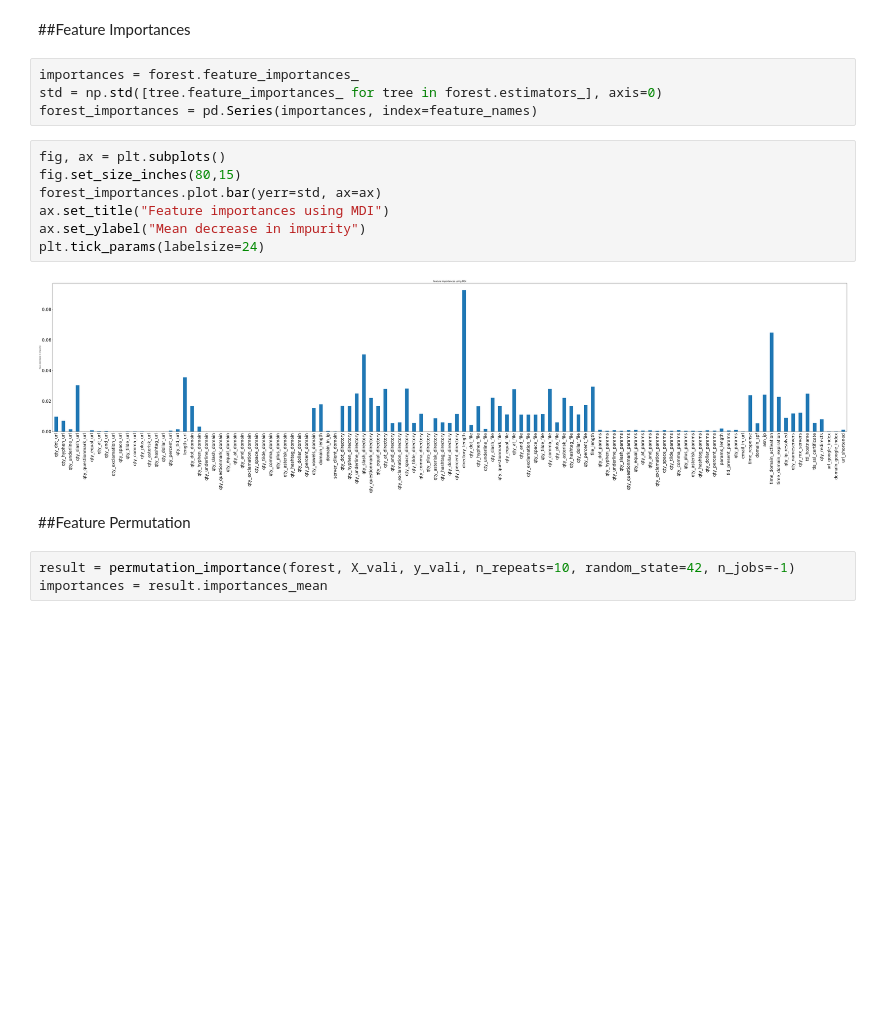
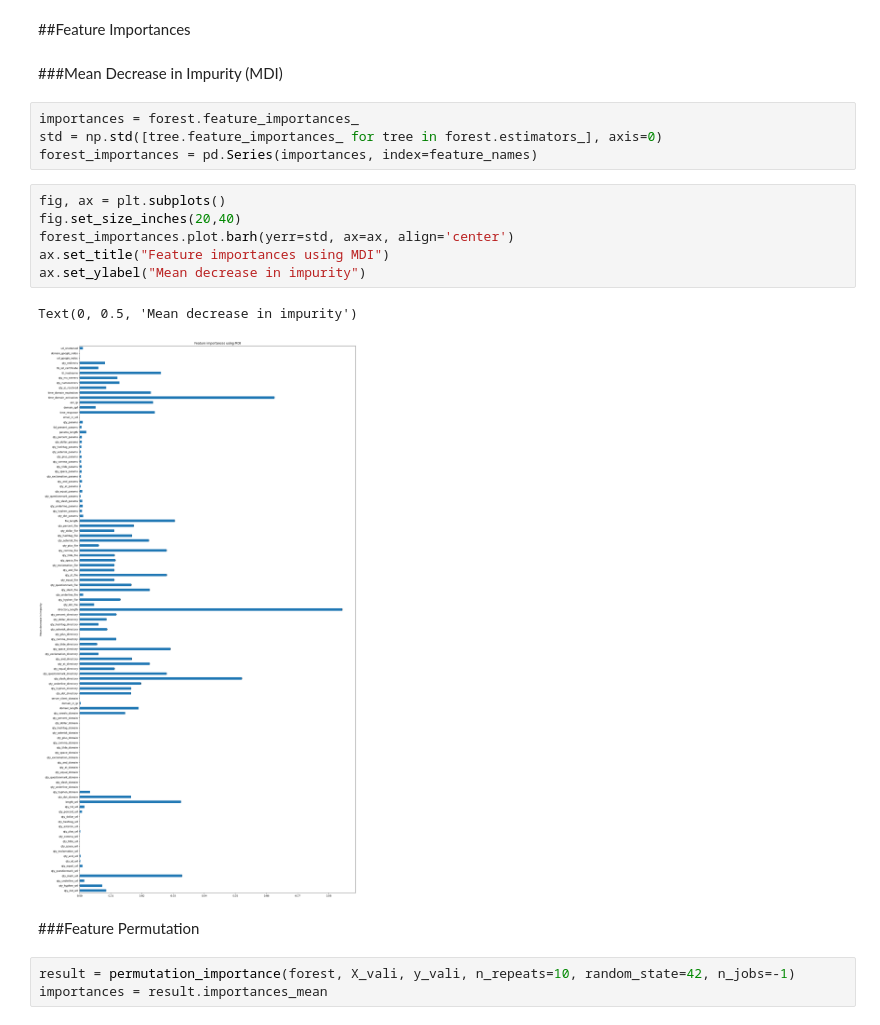
Before and after one commit to LucasCatchlove/AI-URL-Classifier, a Jupyter notebook: notebook.ipynb, the cells around one changed output. Cells and saved outputs as stored; diff of their text form; blank space fills up the shorter version.

```diff
--- a/notebook.ipynb
+++ b/notebook.ipynb
@@ -205,20 +215,22 @@ print('{:.2%} test error'.format(1-test_accuracy))
 # %% [markdown]
 ##Feature Importances
+# %% [markdown]
+###Mean Decrease in Impurity (MDI)
 # %%
 importances = forest.feature_importances_
 std = np.std([tree.feature_importances_ for tree in forest.estimators_], axis=0)
 forest_importances = pd.Series(importances, index=feature_names)
 # %%
 fig, ax = plt.subplots()
-fig.set_size_inches(80,15)
-forest_importances.plot.bar(yerr=std, ax=ax)
+fig.set_size_inches(20,40)
+forest_importances.plot.barh(yerr=std, ax=ax, align='center')
 ax.set_title("Feature importances using MDI")
 ax.set_ylabel("Mean decrease in impurity")
-plt.tick_params(labelsize=24)
 # %% [output]
+Text(0, 0.5, 'Mean decrease in impurity')
-[figure, old version]
+[figure, new version]
 # %% [markdown]
-##Feature Permutation
+###Feature Permutation
 # %%
 result = permutation_importance(forest, X_vali, y_vali, n_repeats=10, random_state=42, n_jobs=-1)
 importances = result.importances_mean
```
Also changed, not shown: parts of 12 cells of this notebook.
